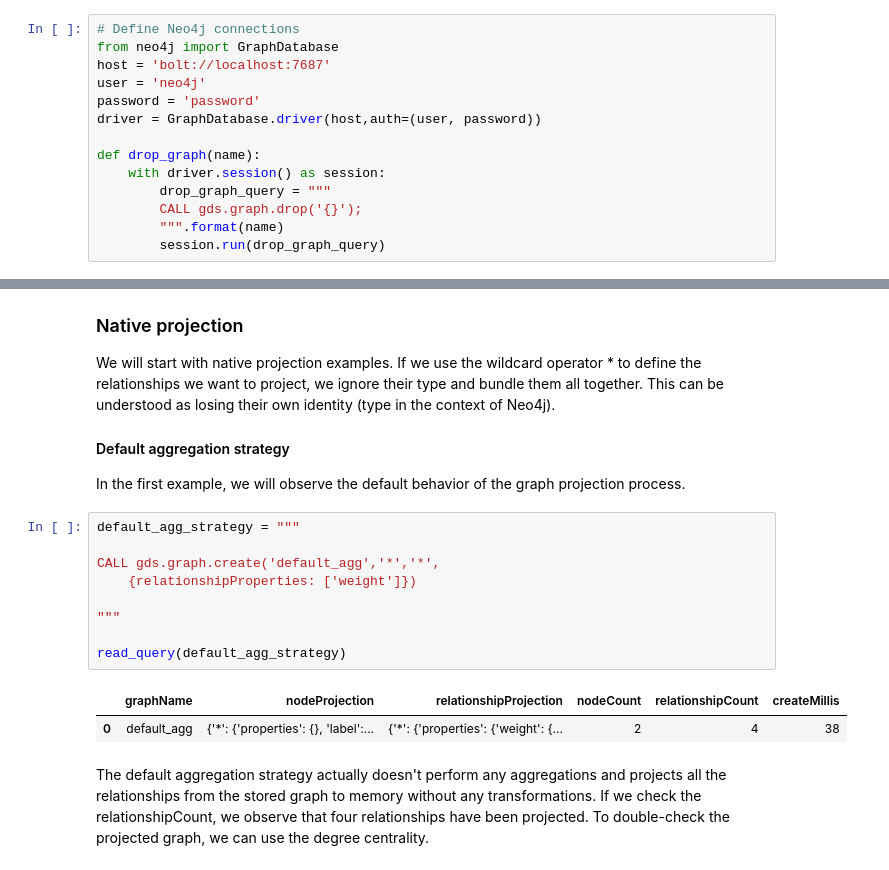
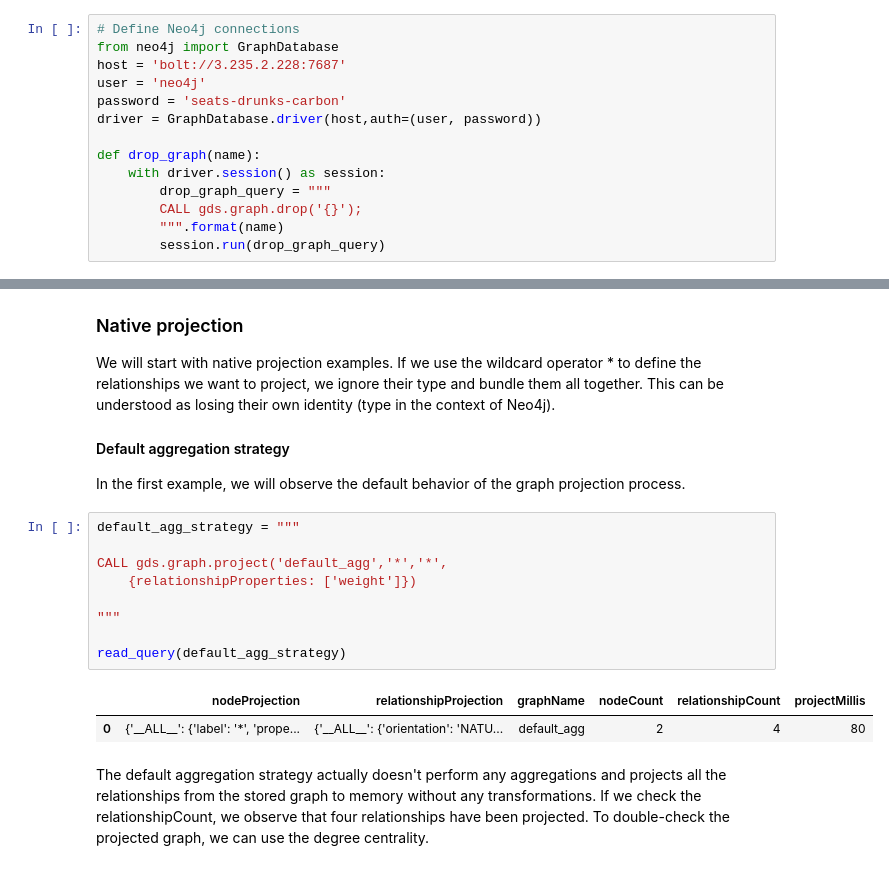
Before and after one commit to tomasonjo/blogs, a Jupyter notebook: GDS_Multigraph/GDS multigraph.ipynb, the cells around one changed output, grey strips where cells are left out. Drawn from its saved outputs; the diff is of its cells as text.

```diff
--- a/GDS_Multigraph/GDS multigraph.ipynb
+++ b/GDS_Multigraph/GDS multigraph.ipynb
@@ -1,9 +22,9 @@
 # %%
 # Define Neo4j connections
 from neo4j import GraphDatabase
-host = 'bolt://localhost:7687'
+host = 'bolt://3.235.2.228:7687'
 user = 'neo4j'
-password = 'password'
+password = 'seats-drunks-carbon'
 driver = GraphDatabase.driver(host,auth=(user, password))
 
 def drop_graph(name):
@@ -49,15 +70,15 @@ In the first example, we will observe the default behavior of the graph projecti
 # %%
 default_agg_strategy = """
 
-CALL gds.graph.create('default_agg','*','*',
+CALL gds.graph.project('default_agg','*','*',
     {relationshipProperties: ['weight']})
 
 """
 
 read_query(default_agg_strategy)
 # %% [output]
-|  | graphName | nodeProjection | relationshipProjection | nodeCount | relationshipCount | createMillis |
-| 0 | default_agg | {'*': {'properties': {}, 'label':... | {'*': {'properties': {'weight': {... | 2 | 4 | 38 |
+|  | nodeProjection | relationshipProjection | graphName | nodeCount | relationshipCount | projectMillis |
+| 0 | {'__ALL__': {'label': '*', 'prope... | {'__ALL__': {'orientation': 'NATU... | default_agg | 2 | 4 | 80 |
 # %% [markdown]
 The default aggregation strategy actually doesn't perform any aggregations and projects all the relationships from the stored graph to memory without any transformations. If we check the relationshipCount, we observe that four relationships have been projected. To double-check the projected graph, we can use the degree centrality.
 # %%
```
Also changed, not shown: parts of 23 cells of this notebook.
